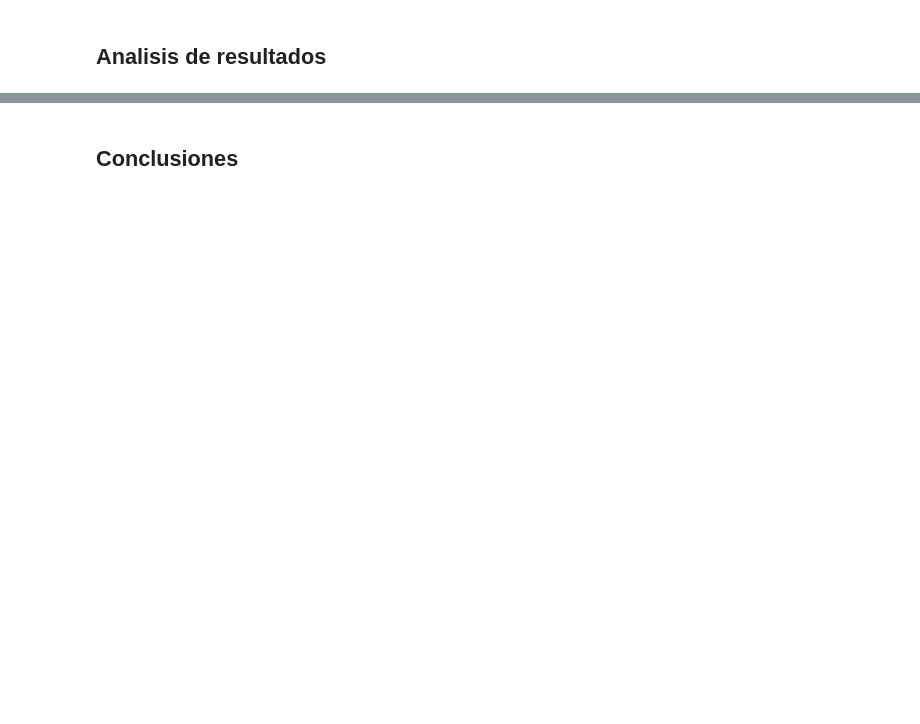
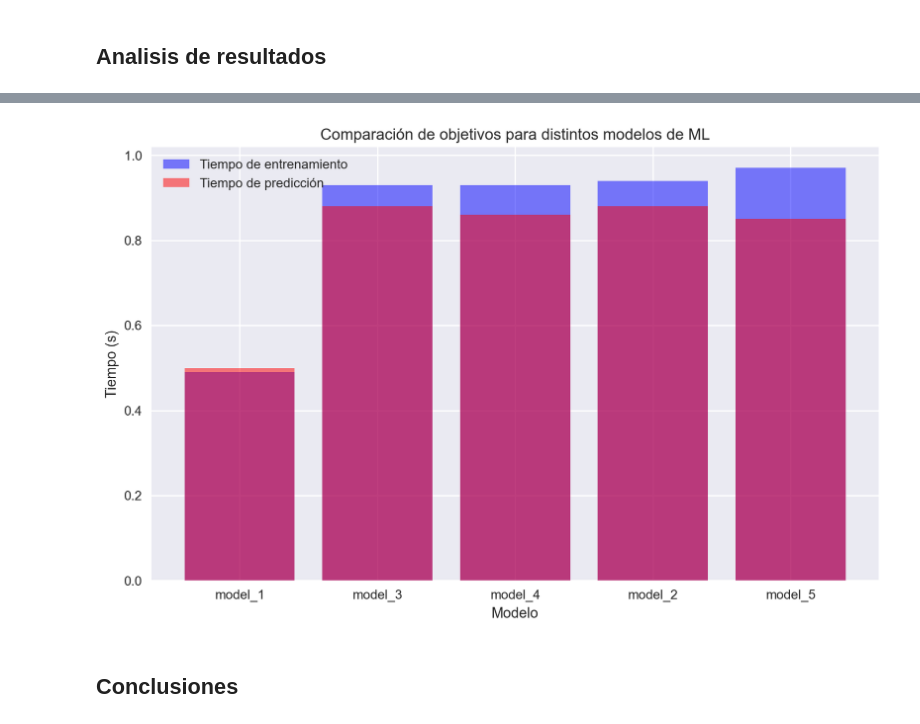
Before and after one commit to joaquincardosorios/tripleten_14_ML_text, a Jupyter notebook: main.ipynb, the cells around one changed output, grey strips where cells are left out. Cells and saved outputs as stored; diff of their text form; code cells hidden in the pictures; blank space fills up the shorter version.

```diff
--- a/main.ipynb
+++ b/main.ipynb
@@ -725,2 +817,5 @@ GPU 0: NVIDIA GeForce RTX 3060 Laptop GPU
+# %%
+# guardar datos
+df_models = pd.concat([df_models, transform_df_model(df_model_5, 'model_5')]).reset_index(drop=True)
 # %% [markdown]
 ## Prueba con reseñas propias
@@ -729,2 +983,21 @@ GPU 0: NVIDIA GeForce RTX 3060 Laptop GPU
+# %%
+df_models = df_models.sort_values(by='F1', ascending=False)
+df_models_train = df_models[df_models['index'] == 'train']
+df_models_test = df_models[df_models['index'] == 'test']
+
+plt.figure(figsize=(10, 6))
+
+plt.bar(df_models_train['model'], df_models_train['F1'], color='blue', alpha=0.5, label='Tiempo de entrenamiento')
+plt.bar(df_models_test['model'], df_models_test['F1'], color='red', alpha=0.5, label='Tiempo de predicción')
+plt.title('Comparación de objetivos para distintos modelos de ML')
+plt.ylabel('Tiempo (s)')
+plt.xlabel('Modelo')
+plt.legend(loc='upper left')
+
+
+
+plt.show()
+# %% [output]
+[figure, added]
 # %% [markdown]
 ## Conclusiones
```
Also changed, not shown: parts of 63 cells of this notebook.
